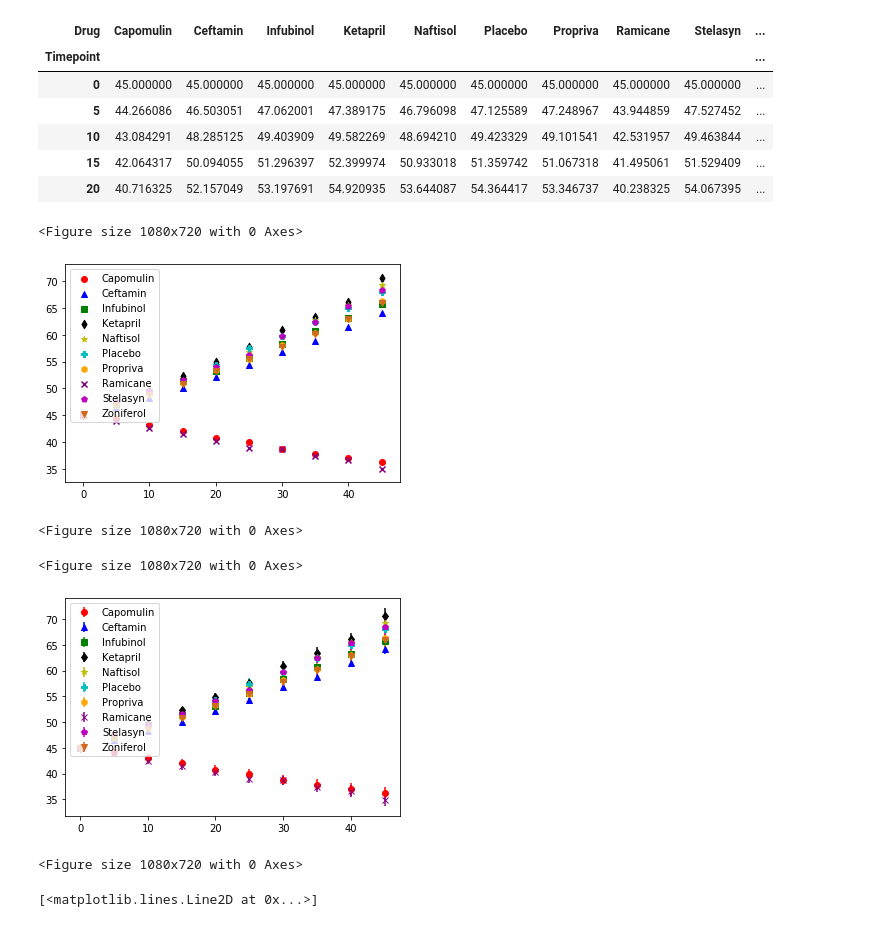
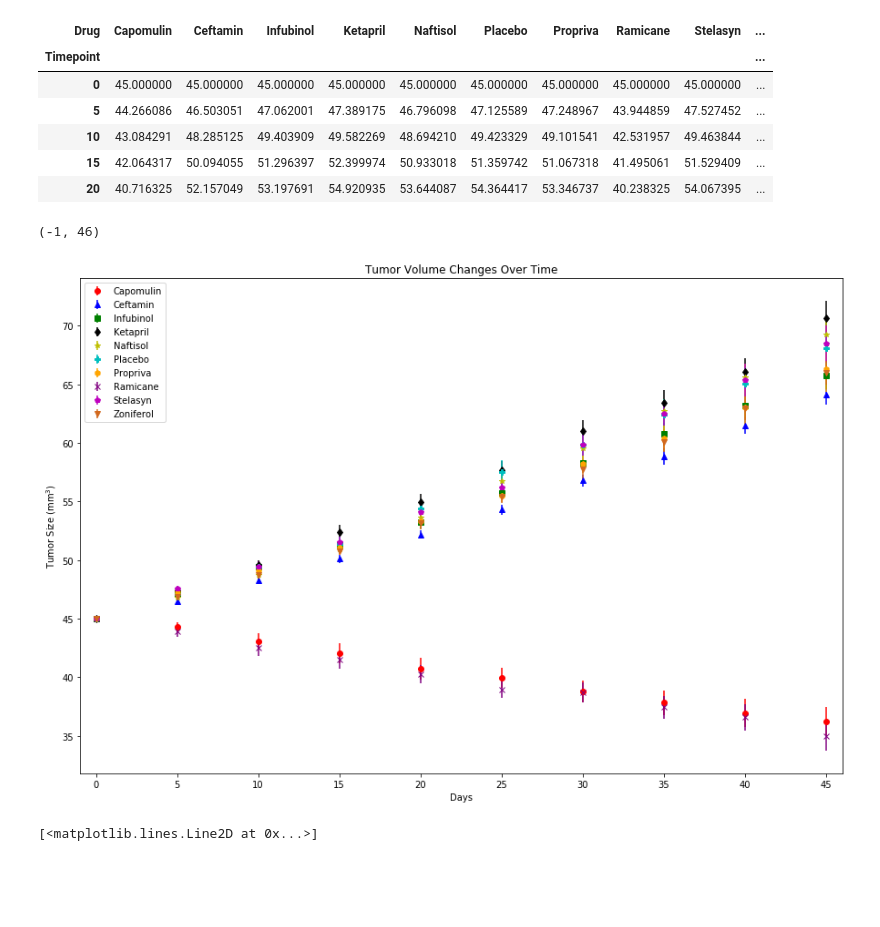
Before and after one commit to efrisch6/matplotlib-challenge, a Jupyter notebook: Pymaceuticals/pymaceuticals_starter.ipynb, the cells around one changed output. Cells and saved outputs as stored; diff of their text form; code cells hidden in the pictures; blank space fills up the shorter version.

```diff
--- a/Pymaceuticals/pymaceuticals_starter.ipynb
+++ b/Pymaceuticals/pymaceuticals_starter.ipynb
@@ -80,40 +80,25 @@ mean_tumor_pivot.head()
 | 15 | 42.064317 | 50.094055 | 51.296397 | 52.399974 | 50.933018 | 51.359742 | 51.067318 | 41.495061 | 51.529409 | ... |
 | 20 | 40.716325 | 52.157049 | 53.197691 | 54.920935 | 53.644087 | 54.364417 | 53.346737 | 40.238325 | 54.067395 | ... |
 # %%
-
+plt.figure(figsize=(15,10))
 cols = mean_tumor_pivot.columns.tolist()
 colors = ['r','b','g','k','y','c','orange','purple','m','chocolate']
 markers = ['o','^','s','d','*','P','h','x','p','v']
 
 for x in range(len(cols)):
-    plt.scatter(x=mean_tumor_pivot.index, y=mean_tumor_pivot[cols[x]], color=colors[x], marker=markers[x], label=cols[x])
-    #plt.errorbar(x=tumor_std_err_pivot.index, y=mean_tumor_pivot[cols[x]], yerr=tumor_std_err_pivot[cols[x]], color=colors[x], label=cols[x])
+    #plt.scatter(x=mean_tumor_pivot.index, y=mean_tumor_pivot[cols[x]], color=colors[x], marker=markers[x], label=cols[x])
+    plt.errorbar(x=tumor_std_err_pivot.index, y=mean_tumor_pivot[cols[x]], yerr=tumor_std_err_pivot[cols[x]],
+                 marker=markers[x], color=colors[x], label=cols[x],fmt="o")
 
 plt.legend(loc="upper left")
-
-plt.figure(figsize=(15,10))
+plt.title("Tumor Volume Changes Over Time")
+plt.xlabel("Days")
+plt.ylabel(r'Tumor Size (mm$^3$)')
+plt.xticks(np.arange(mean_tumor_pivot.index.min(),mean_tumor_pivot.index.max()+5,5))
+plt.xlim(mean_tumor_pivot.index.min()-1,mean_tumor_pivot.index.max()+1)
 # %% [output]
-<Figure size 1080x720 with 0 Axes>
+(-1, 46)
-[figure, old version]
+[figure, new version]
-<Figure size 1080x720 with 0 Axes>
-# %%
-
-cols = mean_tumor_pivot.columns.tolist()
-colors = ['r','b','g','k','y','c','orange','purple','m','chocolate']
-markers = ['o','^','s','d','*','P','h','x','p','v']
-
-for x in range(len(cols)):
-    #plt.scatter(x=mean_tumor_pivot.index, y=mean_tumor_pivot[cols[x]], color=colors[x], marker=markers[x], label=cols[x])
-    plt.errorbar(x=tumor_std_err_pivot.index, y=mean_tumor_pivot[cols[x]], yerr=tumor_std_err_pivot[cols[x]],
-                 marker=markers[x], color=colors[x], label=cols[x],fmt="o")
-
-plt.legend(loc="upper left")
-
-plt.figure(figsize=(15,10))
-# %% [output]
-<Figure size 1080x720 with 0 Axes>
-[figure, removed]
-<Figure size 1080x720 with 0 Axes>
 # %%
 # Generate the Plot (with Error Bars)
 fig, ax = plt.subplots()
```
Also changed, not shown: parts of 6 cells of this notebook.
